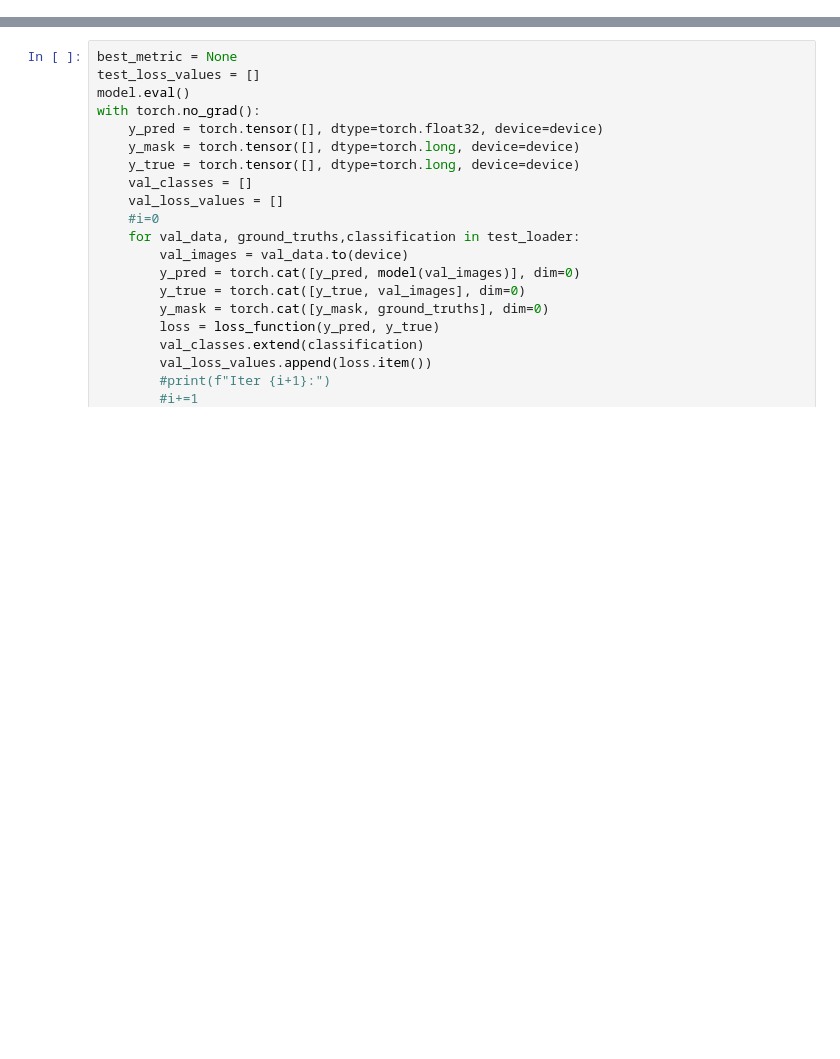
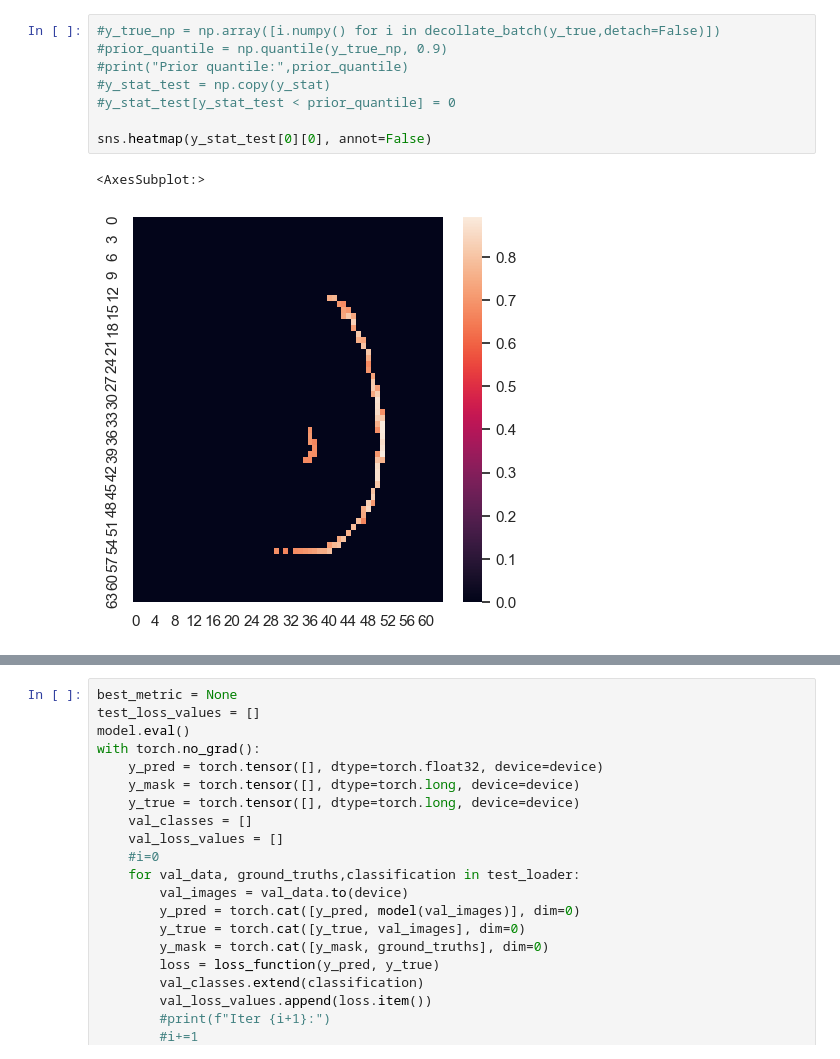
Before and after one commit to Retronomia/CS-274E-Brain-Segmentation, a Jupyter notebook: autoencoder.ipynb, the cells around one changed output, grey strips where cells are left out. Saved outputs shown, nothing was run; the diff lists cells and outputs as text; blank space fills up the shorter version.

```diff
--- a/autoencoder.ipynb
+++ b/autoencoder.ipynb
@@ -519,3 +797,14 @@ Computing AUPRC:
+# %%
+#y_true_np = np.array([i.numpy() for i in decollate_batch(y_true,detach=False)])
+#prior_quantile = np.quantile(y_true_np, 0.9)
+#print("Prior quantile:",prior_quantile)
+#y_stat_test = np.copy(y_stat)
+#y_stat_test[y_stat_test < prior_quantile] = 0
+
+sns.heatmap(y_stat_test[0][0], annot=False)
+# %% [output]
+<AxesSubplot:>
+[figure, added]
 # %%
 loss_function = nn.L1Loss()
 
```
Also changed, not shown: parts of 28 cells of this notebook, 25 other files.
